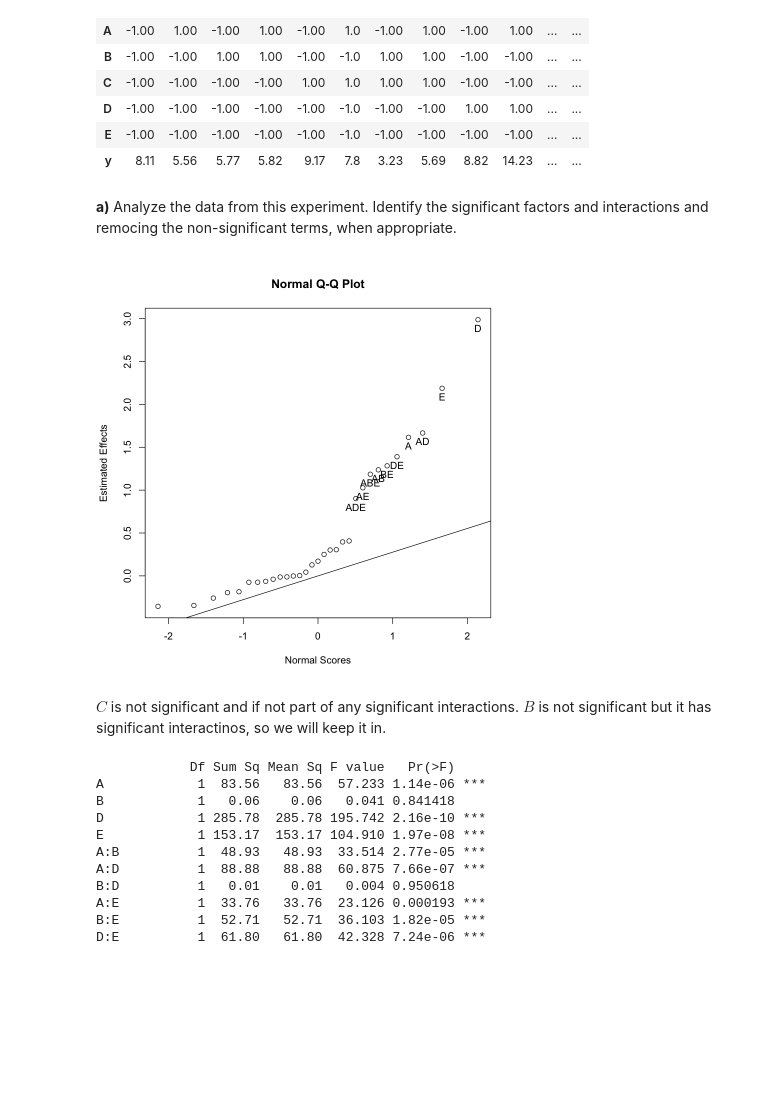
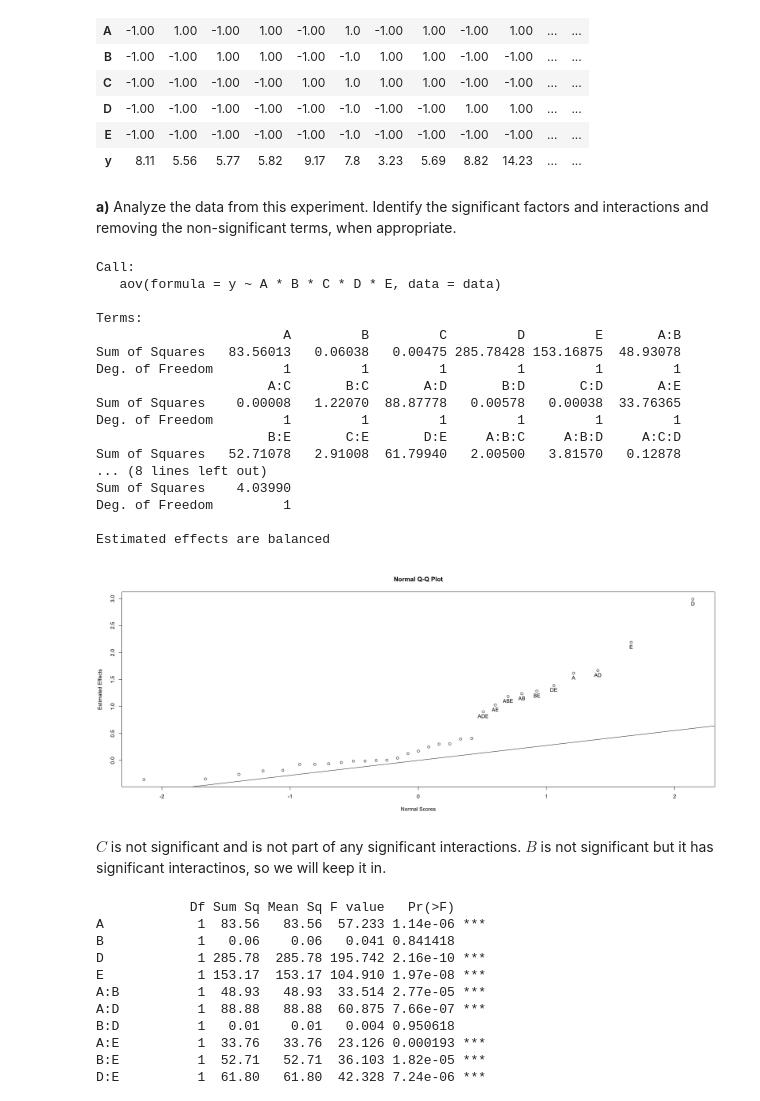
Before and after one commit to AlexWiigs/Code, a Jupyter notebook: STAT 558/558_A3/558_A3_Q4.ipynb, the cells around one changed output. Saved outputs shown, nothing was run; the diff lists cells and outputs as text; code cells hidden in the pictures; blank space fills up the shorter version.

```diff
--- a/STAT 558/558_A3/558_A3_Q4.ipynb
+++ b/STAT 558/558_A3/558_A3_Q4.ipynb
@@ -28,15 +28,33 @@ A matrix: 6 × 32 of type dbl
 | E | -1.00 | -1.00 | -1.00 | -1.00 | -1.00 | -1.0 | -1.00 | -1.00 | -1.00 | -1.00 | ... | ... |
 | y | 8.11 | 5.56 | 5.77 | 5.82 | 9.17 | 7.8 | 3.23 | 5.69 | 8.82 | 14.23 | ... | ... |
 # %% [markdown]
-**a)** Analyze the data from this experiment. Identify the significant factors and interactions and remocing the non-significant terms, when appropriate.
+**a)** Analyze the data from this experiment. Identify the significant factors and interactions and removing the non-significant terms, when appropriate.
 # %%
 model <- lm(y ~ A*B*C*D*E, data = data)
 library(daewr)
+aov(y ~ A*B*C*D*E, data = data)
 fullnormal(coef(model)[-1], alpha = 0.025)
 # %% [output]
+Call:
+   aov(formula = y ~ A * B * C * D * E, data = data)
+
+Terms:
+                        A         B         C         D         E       A:B
+Sum of Squares   83.56013   0.06038   0.00475 285.78428 153.16875  48.93078
+Deg. of Freedom         1         1         1         1         1         1
+                      A:C       B:C       A:D       B:D       C:D       A:E
+Sum of Squares    0.00008   1.22070  88.87778   0.00578   0.00038  33.76365
+Deg. of Freedom         1         1         1         1         1         1
+                      B:E       C:E       D:E     A:B:C     A:B:D     A:C:D
+Sum of Squares   52.71078   2.91008  61.79940   2.00500   3.81570   0.12878
+... (8 lines left out)
+Sum of Squares    4.03990
+Deg. of Freedom         1
+
+Estimated effects are balanced
-[figure, old version]
+[figure, new version]
 # %% [markdown]
-$C$ is not significant and if not part of any significant interactions. $B$ is not significant but it has significant interactinos, so we will keep it in.
+$C$ is not significant and is not part of any significant interactions. $B$ is not significant but it has significant interactinos, so we will keep it in.
 # %%
 aov1 <- aov(y~ A*B*D*E, data = data)
 summary(aov1)
```
Also changed, not shown: parts of 10 cells of this notebook, 13 other files.
